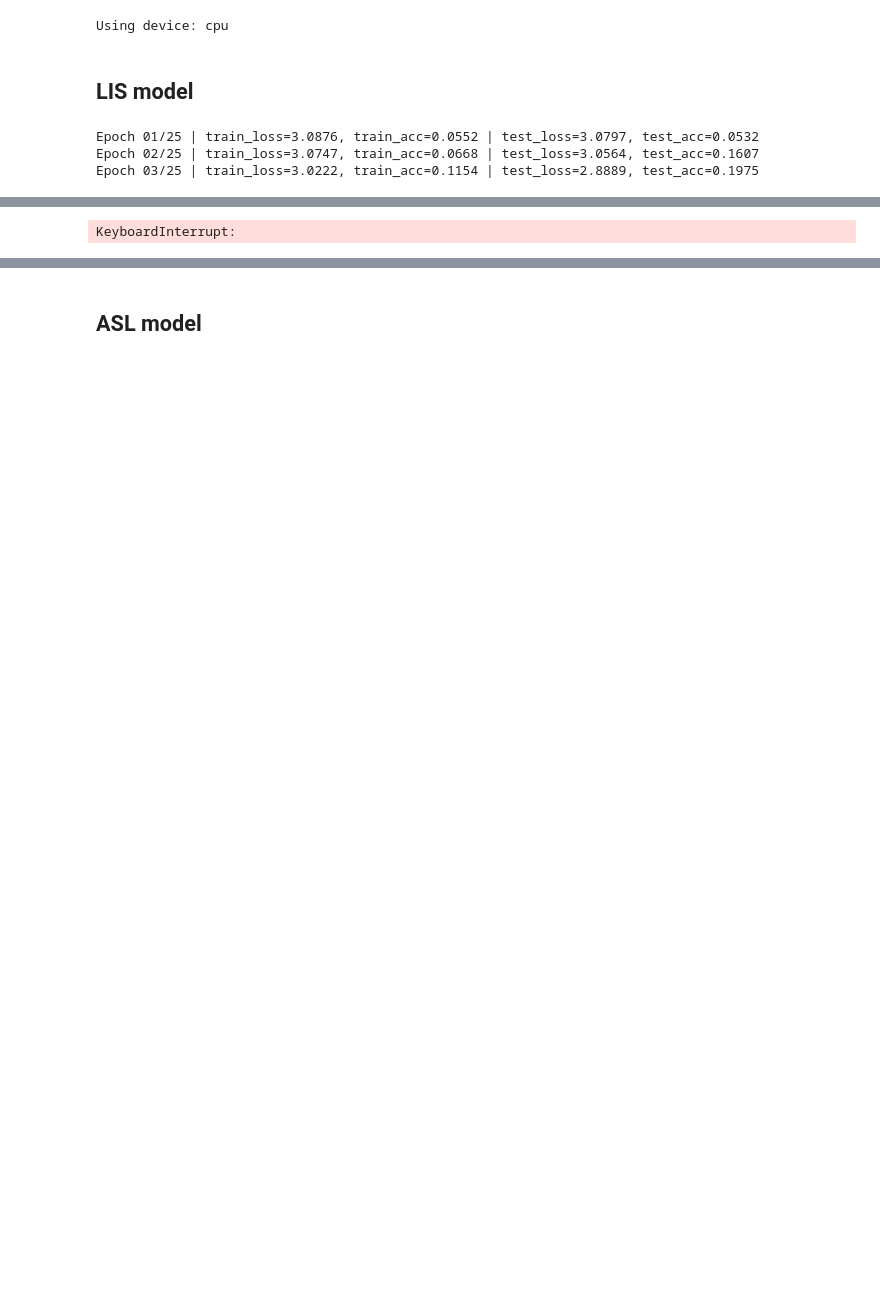
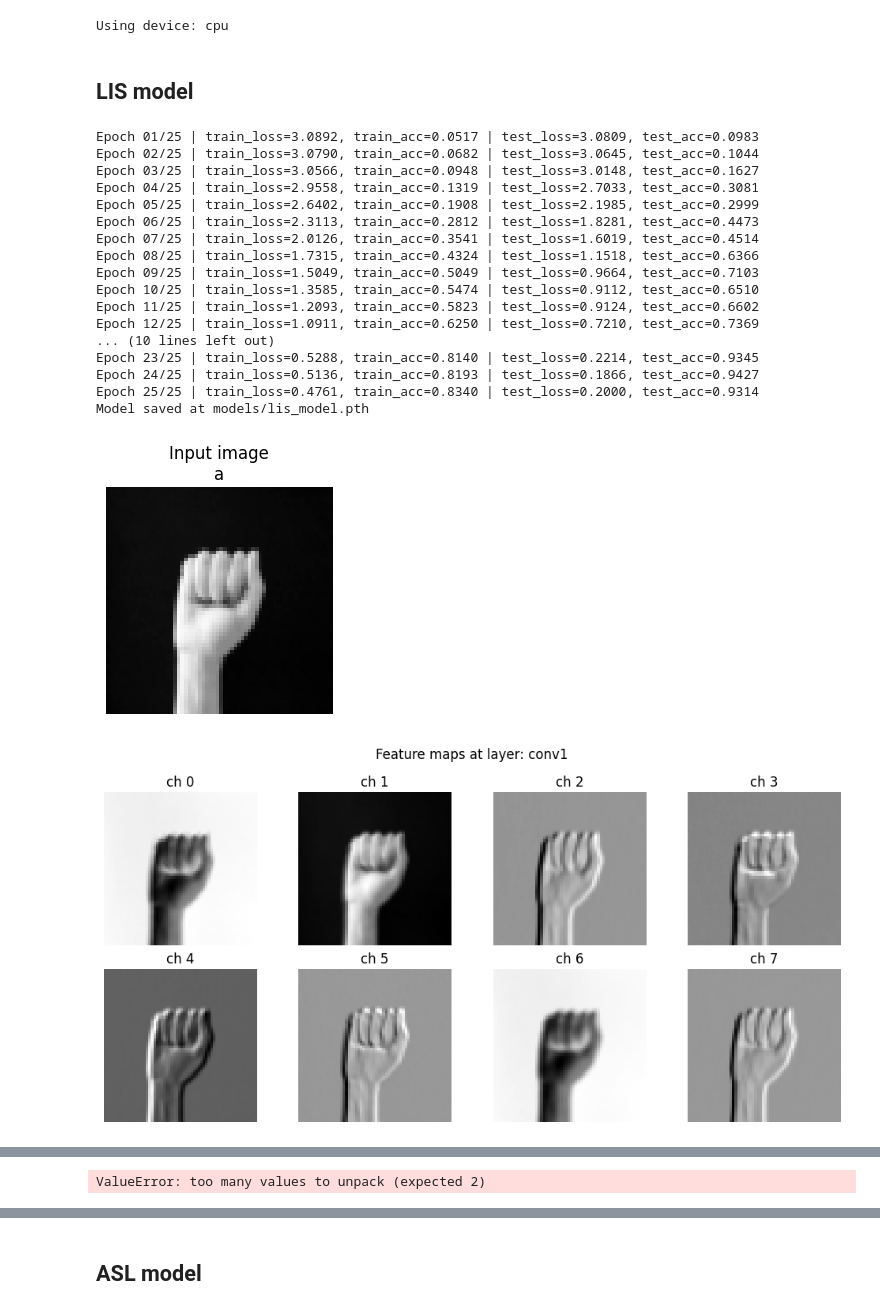
Before and after one commit to panguccio/Sign-Language-CNN, a Jupyter notebook: code/main.ipynb, the cells around one changed output, grey strips where cells are left out. Drawn from its saved outputs; the diff is of its cells as text; code cells hidden in the pictures; blank space fills up the shorter version.

```diff
--- a/code/main.ipynb
+++ b/code/main.ipynb
@@ -68,11 +68,27 @@ class TrainConfig:
 config = TrainConfig()
 # %%
 from model import SignLanguageCNN
-path_params = "models/lis_model.pth"
+path_params = "lis_model.pth"
 
 # If you want to save the paramenters, change output_path with path_params
-lis_history = train_and_save(dataset=lis_dataset, model_class=SignLanguageCNN, config=config, device=device, output_path=None)
+lis_history = train_and_save(dataset=lis_dataset, model_class=SignLanguageCNN, config=config, device=device, output_path=path_params, save_repr=True)
 # %% [output]
-Epoch 01/25 | train_loss=3.0876, train_acc=0.0552 | test_loss=3.0797, test_acc=0.0532
-Epoch 02/25 | train_loss=3.0747, train_acc=0.0668 | test_loss=3.0564, test_acc=0.1607
-Epoch 03/25 | train_loss=3.0222, train_acc=0.1154 | test_loss=2.8889, test_acc=0.1975
+Epoch 01/25 | train_loss=3.0892, train_acc=0.0517 | test_loss=3.0809, test_acc=0.0983
+Epoch 02/25 | train_loss=3.0790, train_acc=0.0682 | test_loss=3.0645, test_acc=0.1044
+Epoch 03/25 | train_loss=3.0566, train_acc=0.0948 | test_loss=3.0148, test_acc=0.1627
+Epoch 04/25 | train_loss=2.9558, train_acc=0.1319 | test_loss=2.7033, test_acc=0.3081
+Epoch 05/25 | train_loss=2.6402, train_acc=0.1908 | test_loss=2.1985, test_acc=0.2999
+Epoch 06/25 | train_loss=2.3113, train_acc=0.2812 | test_loss=1.8281, test_acc=0.4473
+Epoch 07/25 | train_loss=2.0126, train_acc=0.3541 | test_loss=1.6019, test_acc=0.4514
+Epoch 08/25 | train_loss=1.7315, train_acc=0.4324 | test_loss=1.1518, test_acc=0.6366
+Epoch 09/25 | train_loss=1.5049, train_acc=0.5049 | test_loss=0.9664, test_acc=0.7103
+Epoch 10/25 | train_loss=1.3585, train_acc=0.5474 | test_loss=0.9112, test_acc=0.6510
+Epoch 11/25 | train_loss=1.2093, train_acc=0.5823 | test_loss=0.9124, test_acc=0.6602
+Epoch 12/25 | train_loss=1.0911, train_acc=0.6250 | test_loss=0.7210, test_acc=0.7369
+... (10 lines left out)
+Epoch 23/25 | train_loss=0.5288, train_acc=0.8140 | test_loss=0.2214, test_acc=0.9345
+Epoch 24/25 | train_loss=0.5136, train_acc=0.8193 | test_loss=0.1866, test_acc=0.9427
+Epoch 25/25 | train_loss=0.4761, train_acc=0.8340 | test_loss=0.2000, test_acc=0.9314
+Model saved at models/lis_model.pth
+[figure, added]
+[figure, added]
@@ -79,2 +103,2 @@ Epoch 03/25 | train_loss=3.0222, train_acc=0.1154 | test_loss=2.8889, test_acc=0
-KeyboardInterrupt:
+ValueError: too many values to unpack (expected 2)
 # %%
```
Also changed, not shown: parts of 9 cells of this notebook, 20 other files.
